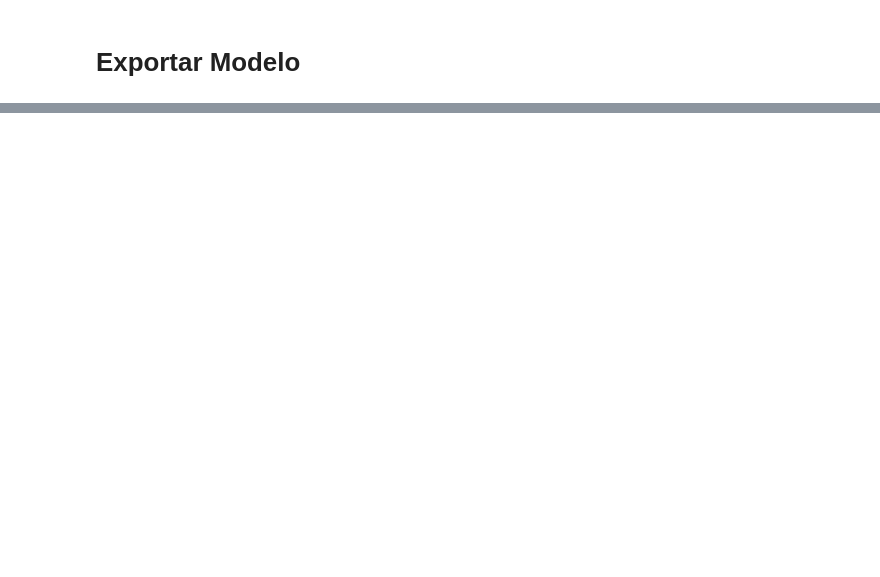
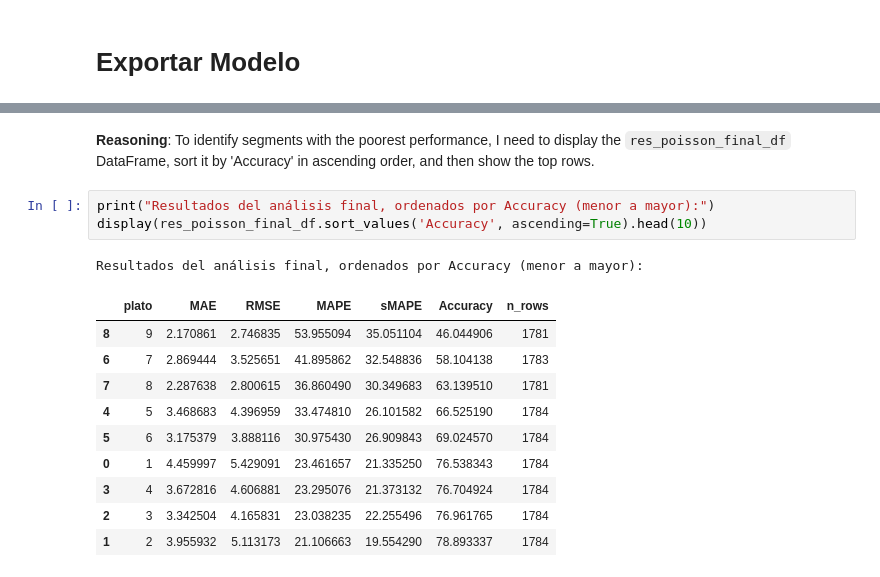
Before and after one commit to joseph7104/-1INF46-Plan_Compras_Produccion, a Jupyter notebook: notebooks/tuning/XGBOOST.ipynb, the cells around one changed output, grey strips where cells are left out. Cells and saved outputs as stored; diff of their text form; blank space fills up the shorter version.

```diff
--- a/notebooks/tuning/XGBOOST.ipynb
+++ b/notebooks/tuning/XGBOOST.ipynb
@@ -1315,0 +1393,18 @@ To https://github.com/joseph7104/-1INF46-Plan_Compras_Produccion.git
+# %% [markdown]
+**Reasoning**:
+To identify segments with the poorest performance, I need to display the `res_poisson_final_df` DataFrame, sort it by 'Accuracy' in ascending order, and then show the top rows.
+# %%
+print("Resultados del análisis final, ordenados por Accuracy (menor a mayor):")
+display(res_poisson_final_df.sort_values('Accuracy', ascending=True).head(10))
+# %% [output]
+Resultados del análisis final, ordenados por Accuracy (menor a mayor):
+|  | plato | MAE | RMSE | MAPE | sMAPE | Accuracy | n_rows |
+| 8 | 9 | 2.170861 | 2.746835 | 53.955094 | 35.051104 | 46.044906 | 1781 |
+| 6 | 7 | 2.869444 | 3.525651 | 41.895862 | 32.548836 | 58.104138 | 1783 |
+| 7 | 8 | 2.287638 | 2.800615 | 36.860490 | 30.349683 | 63.139510 | 1781 |
+| 4 | 5 | 3.468683 | 4.396959 | 33.474810 | 26.101582 | 66.525190 | 1784 |
+| 5 | 6 | 3.175379 | 3.888116 | 30.975430 | 26.909843 | 69.024570 | 1784 |
+| 0 | 1 | 4.459997 | 5.429091 | 23.461657 | 21.335250 | 76.538343 | 1784 |
+| 3 | 4 | 3.672816 | 4.606881 | 23.295076 | 21.373132 | 76.704924 | 1784 |
+| 2 | 3 | 3.342504 | 4.165831 | 23.038235 | 22.255496 | 76.961765 | 1784 |
+| 1 | 2 | 3.955932 | 5.113173 | 21.106663 | 19.554290 | 78.893337 | 1784 |
```
Also changed, not shown: parts of 34 cells of this notebook.
